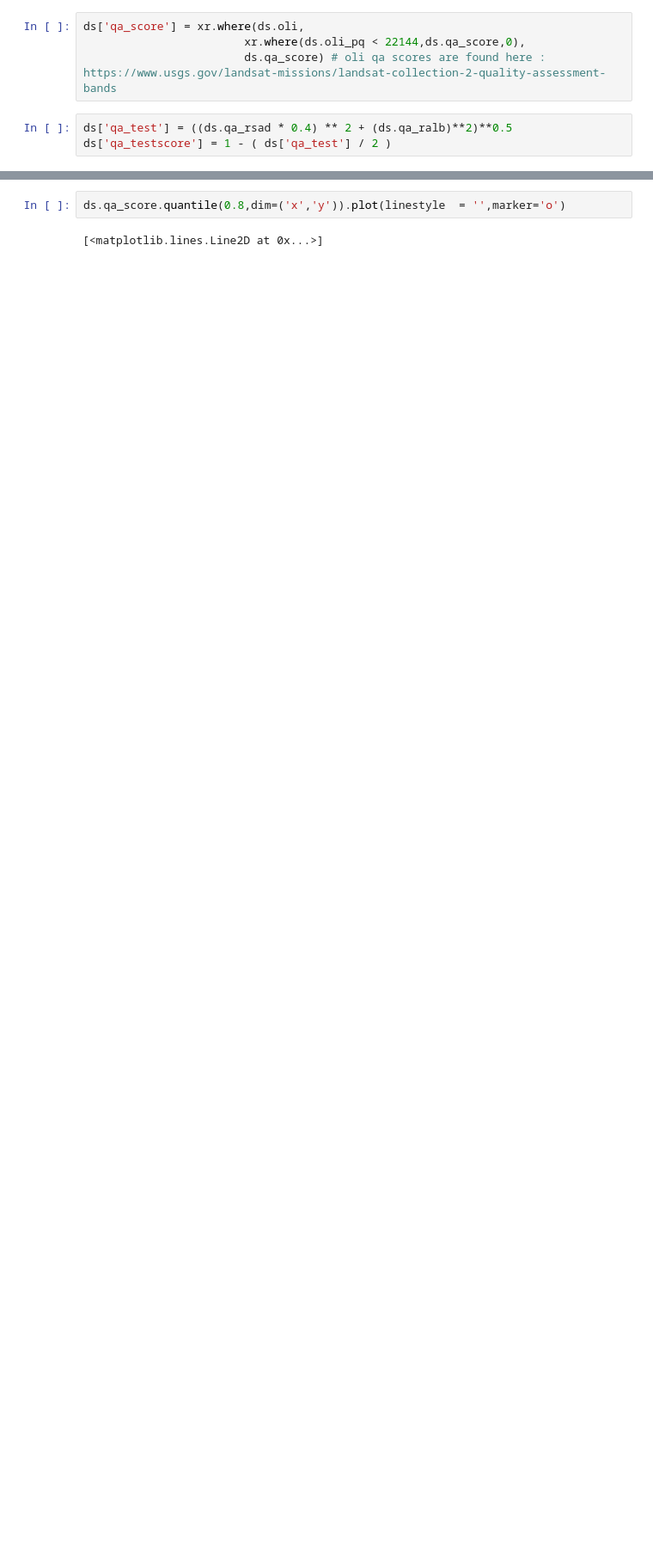
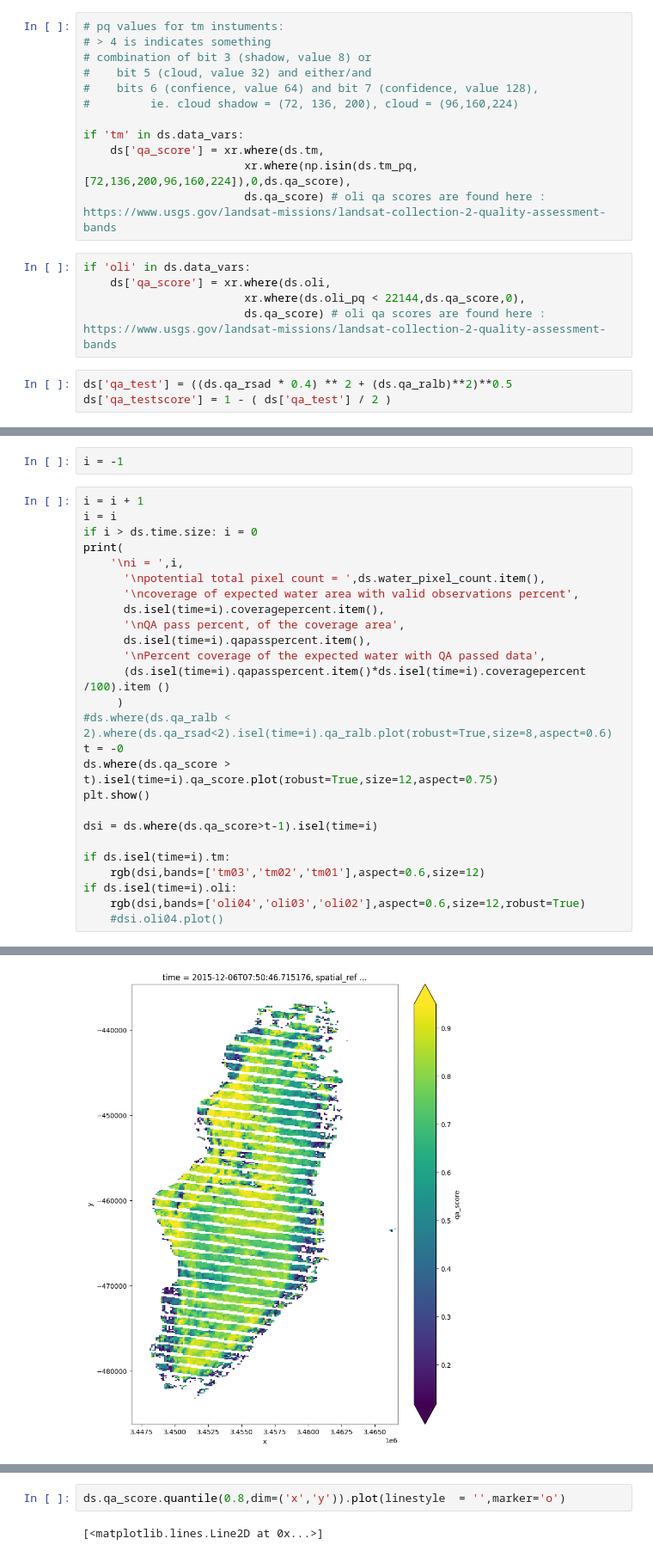
Before and after one commit to vikineema/deafrica_water_quality, a Jupyter notebook: WP2.1/exploring.ipynb, the cells around one changed output, grey strips where cells are left out. Shown at 86% size. Cells and saved outputs as stored; diff of their text form; blank space fills up the shorter version.

```diff
--- a/WP2.1/exploring.ipynb
+++ b/WP2.1/exploring.ipynb
@@ -121,5 +142,18 @@ ds['qa_score'] = xr.where(ds.tm,
+# %%
+# pq values for tm instuments:
+# > 4 is indicates something
+# combination of bit 3 (shadow, value 8) or
+#    bit 5 (cloud, value 32) and either/and
+#    bits 6 (confience, value 64) and bit 7 (confidence, value 128),
+#         ie. cloud shadow = (72, 136, 200), cloud = (96,160,224)
+
+if 'tm' in ds.data_vars:
+    ds['qa_score'] = xr.where(ds.tm,
+                        xr.where(np.isin(ds.tm_pq,[72,136,200,96,160,224]),0,ds.qa_score),
+                        ds.qa_score) # oli qa scores are found here : https://www.usgs.gov/landsat-missions/landsat-collection-2-quality-assessment-bands
 # %%
-ds['qa_score'] = xr.where(ds.oli,
+if 'oli' in ds.data_vars:
+    ds['qa_score'] = xr.where(ds.oli,
                         xr.where(ds.oli_pq < 22144,ds.qa_score,0),
                         ds.qa_score) # oli qa scores are found here : https://www.usgs.gov/landsat-missions/landsat-collection-2-quality-assessment-bands
 # %%
@@ -158,0 +182,29 @@ rgb(ds24,bands=['tm03','tm02','tm01'],aspect=0.4,size=18)
+# %%
+i = -1
+# %%
+i = i + 1
+i = i
+if i > ds.time.size: i = 0
+print(
+    '\ni = ',i,
+      '\npotential total pixel count = ',ds.water_pixel_count.item(),
+      '\ncoverage of expected water area with valid observations percent',
+      ds.isel(time=i).coveragepercent.item(),
+      '\nQA pass percent, of the coverage area',
+      ds.isel(time=i).qapasspercent.item(),
+      '\nPercent coverage of the expected water with QA passed data',
+      (ds.isel(time=i).qapasspercent.item()*ds.isel(time=i).coveragepercent /100).item ()
+     )
+#ds.where(ds.qa_ralb < 2).where(ds.qa_rsad<2).isel(time=i).qa_ralb.plot(robust=True,size=8,aspect=0.6)
+t = -0
+ds.where(ds.qa_score > t).isel(time=i).qa_score.plot(robust=True,size=12,aspect=0.75)
+plt.show()
+
+dsi = ds.where(ds.qa_score>t-1).isel(time=i)
+
+if ds.isel(time=i).tm:
+    rgb(dsi,bands=['tm03','tm02','tm01'],aspect=0.6,size=12)
+if ds.isel(time=i).oli:
+    rgb(dsi,bands=['oli04','oli03','oli02'],aspect=0.6,size=12,robust=True)
+    #dsi.oli04.plot()
+# %% [output]
@@ -158,0 +216 @@ rgb(ds24,bands=['tm03','tm02','tm01'],aspect=0.4,size=18)
+[figure, added]
```
Also changed, not shown: parts of 11 cells of this notebook.
